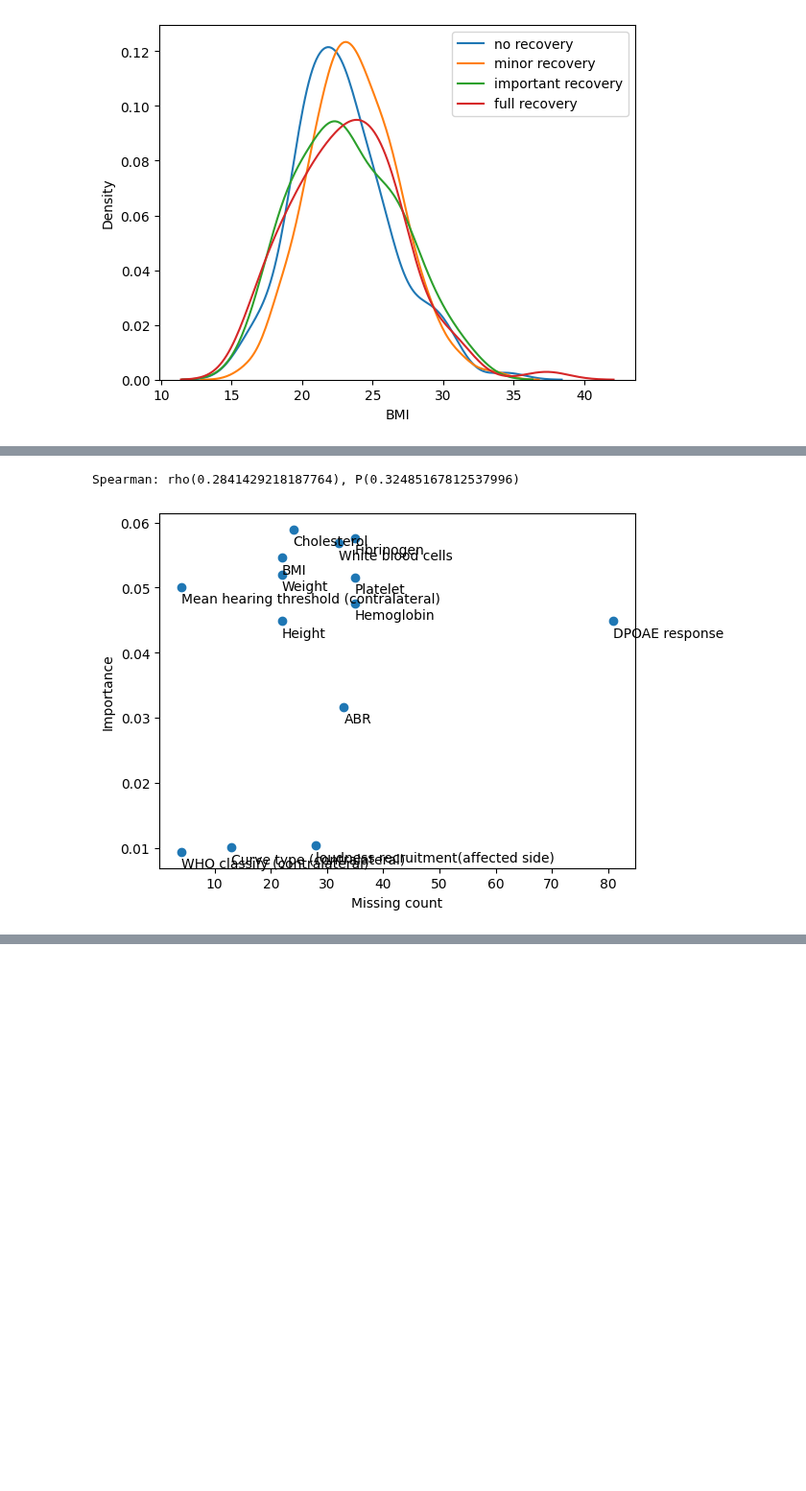
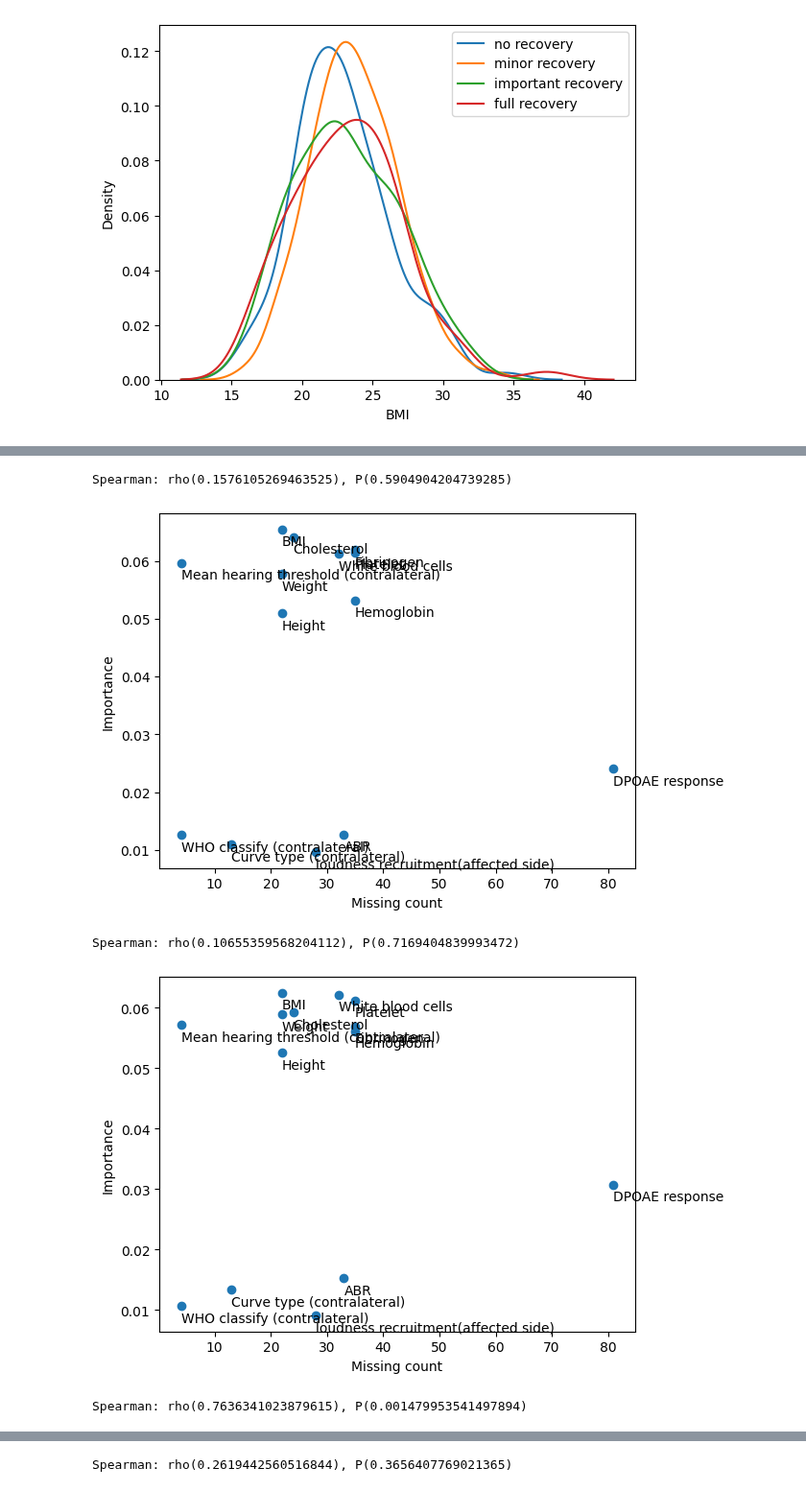
Before and after one commit to LMH0066/SSNHL, a Jupyter notebook: analyse/relationship_analyse.ipynb, the cells around one changed output, grey strips where cells are left out. Shown at 96% size. Drawn from its saved outputs; the diff is of its cells as text; code cells hidden in the pictures; blank space fills up the shorter version.

Commit message:
distribution analyse update

```diff
--- a/analyse/relationship_analyse.ipynb
+++ b/analyse/relationship_analyse.ipynb
@@ -76,26 +62,28 @@ control_RF_feature_importance
 # %%
-from scipy import stats
+for target in ["minor", "important", "full", "all"]:
+    x = missing_distribution.sum(axis=1)
+    y = [
+            miNNseq_RF_feature_importance[miNNseq_RF_feature_importance['target'] == target][feature].mean()
+            for feature in missing_distribution.index
+        ]
 
+    plt.scatter(x, y)
+    # pd.DataFrame({"missing count": x, "feature importance": y}).to_csv('MissingCount_vs_FeatureImportance_{}.csv'.format(target))
 
-x = missing_distribution.sum(axis=1)
-y = [
-        control_RF_feature_importance[control_RF_feature_importance['target'] == 'all'][feature].mean()
-        for feature in missing_distribution.index
-    ]
+    for i, name in enumerate(missing_distribution.index):
+        plt.annotate(name, (x[i], y[i]), textcoords="offset points", xytext=(0,-12))
 
-plt.scatter(x, y)
+    rho, p_value = stats.spearmanr(x, y)
+    print("Spearman: rho({}), P({})".format(rho, p_value))
 
-for i, name in enumerate(missing_distribution.index):
-    plt.annotate(name, (x[i], y[i]), textcoords="offset points", xytext=(0,-12))
+    plt.xlabel('Missing count')
+    plt.ylabel('Importance')
 
-rho, p_value = stats.spearmanr(x, y)
-print("Spearman: rho({}), P({})".format(rho, p_value))
-
-plt.xlabel('Missing count')
-plt.ylabel('Importance')
-
-plt.savefig('../output/MissingCount_vs_FeatureImportance.pdf')
-plt.show()
+    plt.savefig('../output/MissingCount_vs_FeatureImportance_{}.pdf'.format(target))
+    plt.show()
 # %% [output]
-Spearman: rho(0.2841429218187764), P(0.32485167812537996)
+Spearman: rho(0.1576105269463525), P(0.5904904204739285)
-[figure, old version]
+[figure, new version]
+Spearman: rho(0.10655359568204112), P(0.7169404839993472)
+[figure, added]
+Spearman: rho(0.7636341023879615), P(0.001479953541497894)
@@ -101,0 +91 @@ Spearman: rho(0.2841429218187764), P(0.32485167812537996)
+Spearman: rho(0.2619442560516844), P(0.3656407769021365)
```
Also changed, not shown: parts of 3 cells of this notebook, 10 other files.
